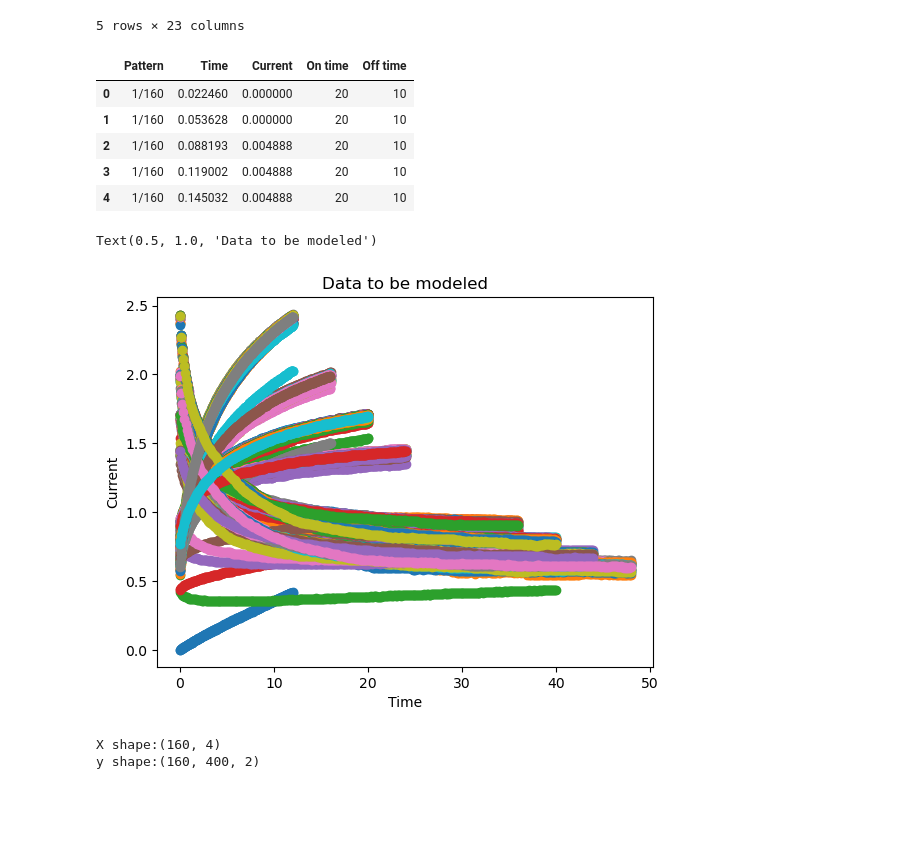
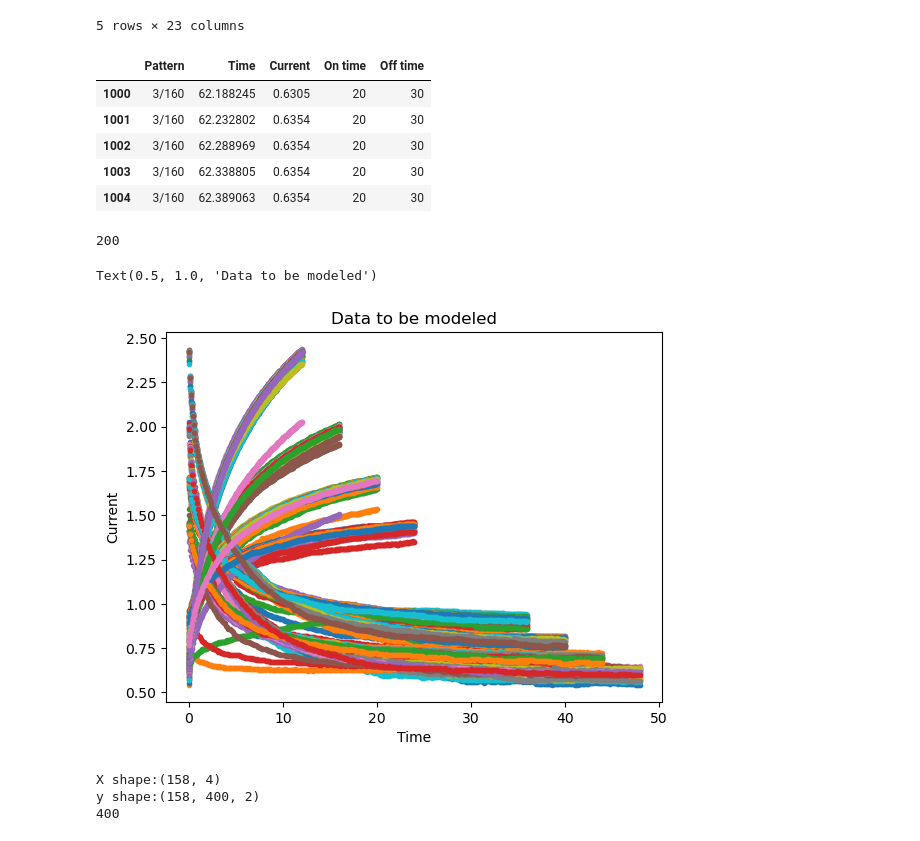
Before and after one commit to Quanta-Dan/Machine_Learning, a Jupyter notebook: keras_neural.ipynb, the cells around one changed output. Drawn from its saved outputs; the diff is of its cells as text; code cells hidden in the pictures; blank space fills up the shorter version.

```diff
--- a/keras_neural.ipynb
+++ b/keras_neural.ipynb
@@ -110,31 +110,38 @@ df.head()
 # %%
 df = df[ ['Pattern','Time','Ch4(mA)','On time', 'Off time']]
 df = df.rename(columns={'Ch4(mA)': 'Current'})
+df = df.drop(df.index[:1000])
 df.head()
 # %% [output]
 |  | Pattern | Time | Current | On time | Off time |
-| 0 | 1/160 | 0.022460 | 0.000000 | 20 | 10 |
-| 1 | 1/160 | 0.053628 | 0.000000 | 20 | 10 |
-| 2 | 1/160 | 0.088193 | 0.004888 | 20 | 10 |
-| 3 | 1/160 | 0.119002 | 0.004888 | 20 | 10 |
-| 4 | 1/160 | 0.145032 | 0.004888 | 20 | 10 |
+| 1000 | 3/160 | 62.188245 | 0.6305 | 20 | 30 |
+| 1001 | 3/160 | 62.232802 | 0.6354 | 20 | 30 |
+| 1002 | 3/160 | 62.288969 | 0.6354 | 20 | 30 |
+| 1003 | 3/160 | 62.338805 | 0.6354 | 20 | 30 |
+| 1004 | 3/160 | 62.389063 | 0.6354 | 20 | 30 |
 # %%
 grouped = df.groupby('Pattern')
 list_of_dfs = [group for _, group in grouped]
 for data in list_of_dfs:
+
+
     x_time = data['Time']-np.min(data['Time'])
     y_current = data['Current']
     points = len(y_current)
+    if points != 400:
+         print(points)
+         continue
     #(data.loc[0,'Off time'])
     assert x_time.shape == y_current.shape
     assert points == 400
-    plt.plot(x_time, y_current, 'o')
+    plt.plot(x_time, y_current, '.')
 plt.xlabel('Time')
 plt.ylabel('Current')
 plt.title('Data to be modeled')
 # %% [output]
-Text(0.5, 1.0, 'Data to be modeled')
+200
+Text(0.5, 1.0, 'Data to be modeled')
-[figure, old version]
+[figure, new version]
 # %%
 #initialize array of expected shape
 X_data = np.zeros((len(list_of_dfs),4))
@@ -146,14 +153,18 @@ for i in range(len(list_of_dfs)):
     data = list_of_dfs[i]
     x_time = data['Time']-np.min(data['Time'])
     y_current = data['Current']
+    if len(y_current) != 400:
+         print(points)
+         continue
     label = np.column_stack((x_time,y_current))
 
     y_data[i,:,:]= label
     features =  np.array([4, np.min(y_current.values), data['On time'].iloc[0], data['Off time'].iloc[0]])
     X_data[i,:] = features
 # %% [output]
-X shape:(160, 4)
-y shape:(160, 400, 2)
+X shape:(158, 4)
+y shape:(158, 400, 2)
+400
 # %%
 from sklearn.model_selection import train_test_split
 X_train, X_test, y_train, y_test = train_test_split(X_data, y_data, test_size=0.3, train_size=0.7, random_state = 0)
```
Also changed, not shown: parts of 7 cells of this notebook, 3 other files.
